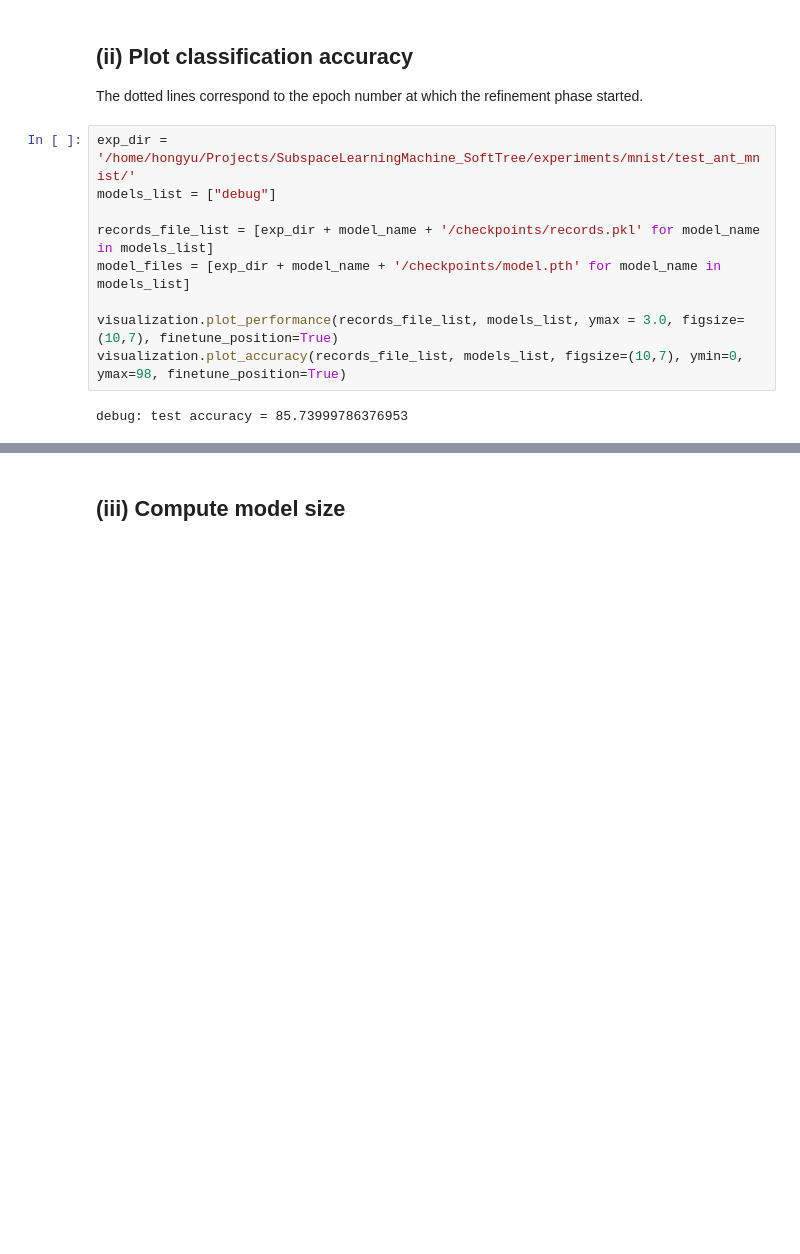
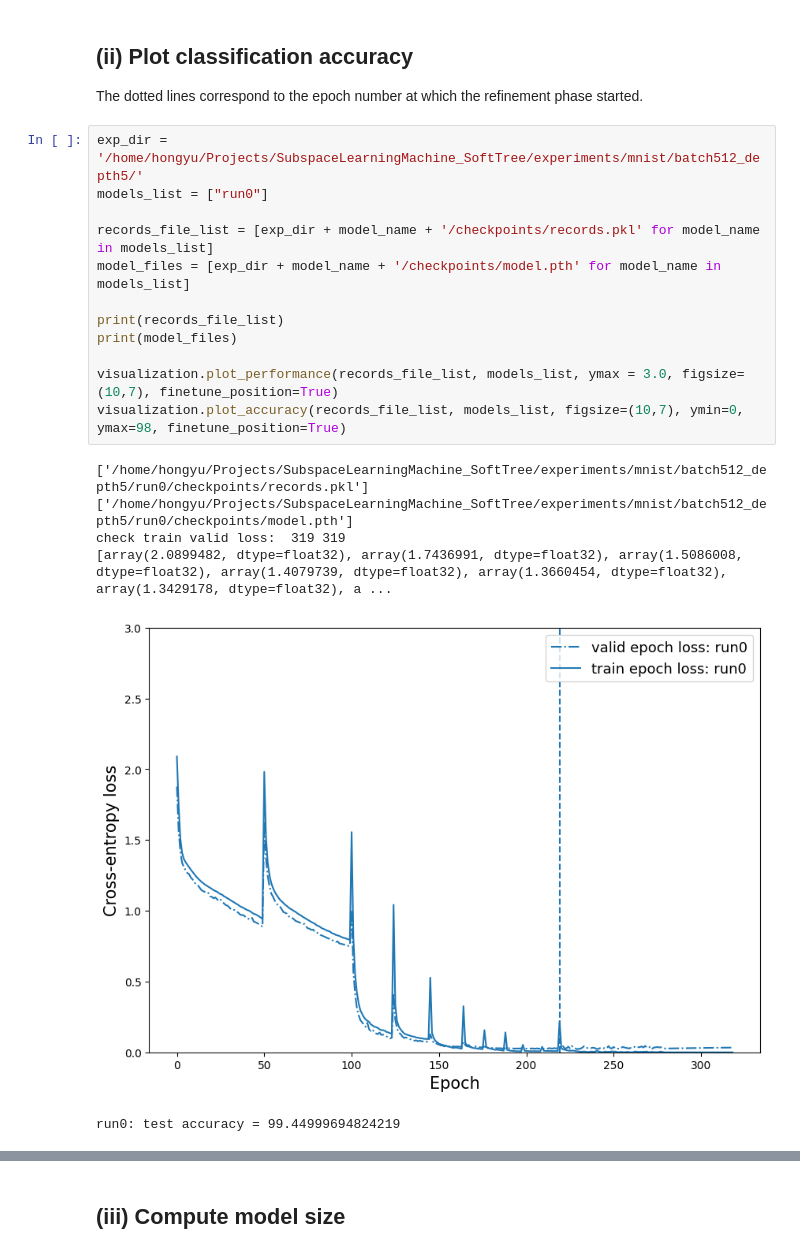
Before and after one commit to ChuniHiro/SubspaceLearningMachine_SoftTree, a Jupyter notebook: evaluation_mnist.ipynb, the cells around one changed output, grey strips where cells are left out. Cells and saved outputs as stored; diff of their text form; blank space fills up the shorter version.

```diff
--- a/evaluation_mnist.ipynb
+++ b/evaluation_mnist.ipynb
@@ -12,13 +12,21 @@ import visualization
 ## (ii) Plot classification accuracy
 The dotted lines correspond to the epoch number at which the refinement phase started.
 # %%
-exp_dir = '/home/hongyu/Projects/SubspaceLearningMachine_SoftTree/experiments/mnist/test_ant_mnist/'
-models_list = ["debug"]
+exp_dir = '/home/hongyu/Projects/SubspaceLearningMachine_SoftTree/experiments/mnist/batch512_depth5/'
+models_list = ["run0"]
 
 records_file_list = [exp_dir + model_name + '/checkpoints/records.pkl' for model_name in models_list]
 model_files = [exp_dir + model_name + '/checkpoints/model.pth' for model_name in models_list]
 
+print(records_file_list)
+print(model_files)
+
 visualization.plot_performance(records_file_list, models_list, ymax = 3.0, figsize=(10,7), finetune_position=True)
 visualization.plot_accuracy(records_file_list, models_list, figsize=(10,7), ymin=0, ymax=98, finetune_position=True)
 # %% [output]
-debug: test accuracy = 85.73999786376953
+['/home/hongyu/Projects/SubspaceLearningMachine_SoftTree/experiments/mnist/batch512_depth5/run0/checkpoints/records.pkl']
+['/home/hongyu/Projects/SubspaceLearningMachine_SoftTree/experiments/mnist/batch512_depth5/run0/checkpoints/model.pth']
+check train valid loss:  319 319
+[array(2.0899482, dtype=float32), array(1.7436991, dtype=float32), array(1.5086008, dtype=float32), array(1.4079739, dtype=float32), array(1.3660454, dtype=float32), array(1.3429178, dtype=float32), a ...
+[figure, added]
+run0: test accuracy = 99.44999694824219
```
Also changed, not shown: parts of 4 cells of this notebook, 11 other files.
